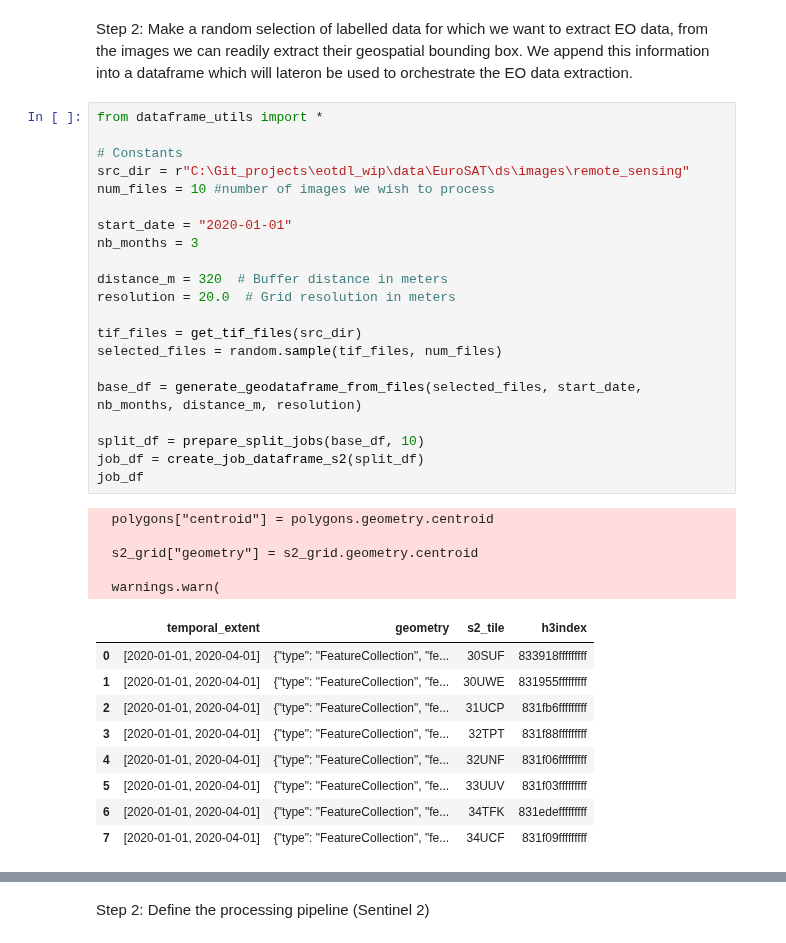
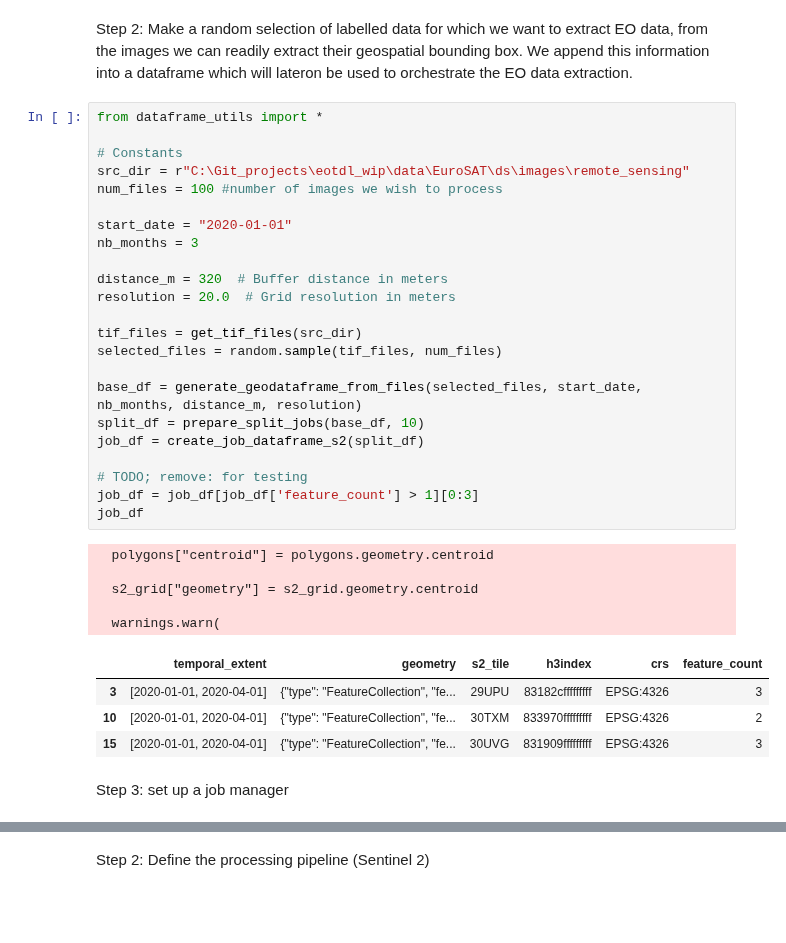
Before and after one commit to earthpulse/eotdl, a Jupyter notebook: tutorials/notebooks/openeo/eotdl_openeo.ipynb, the cells around one changed output, grey strips where cells are left out. Drawn from its saved outputs; the diff is of its cells as text; blank space fills up the shorter version.

Commit message:
use job manager with feature collection

```diff
--- a/tutorials/notebooks/openeo/eotdl_openeo.ipynb
+++ b/tutorials/notebooks/openeo/eotdl_openeo.ipynb
@@ -17,36 +17,35 @@ Step 2: Make a random selection of labelled data for which we want to extract EO
 # %%
 from dataframe_utils import *
 
 # Constants
 src_dir = r"C:\Git_projects\eotdl_wip\data\EuroSAT\ds\images\remote_sensing"
-num_files = 10 #number of images we wish to process
+num_files = 100 #number of images we wish to process
 
 start_date = "2020-01-01"
 nb_months = 3
 
 distance_m = 320  # Buffer distance in meters
 resolution = 20.0  # Grid resolution in meters
 
 tif_files = get_tif_files(src_dir)
 selected_files = random.sample(tif_files, num_files)
 
 base_df = generate_geodataframe_from_files(selected_files, start_date, nb_months, distance_m, resolution)
-
 split_df = prepare_split_jobs(base_df, 10)
 job_df = create_job_dataframe_s2(split_df)
+
+# TODO; remove: for testing
+job_df = job_df[job_df['feature_count'] > 1][0:3]
 job_df
 # %% [output]
   polygons["centroid"] = polygons.geometry.centroid
 
   s2_grid["geometry"] = s2_grid.geometry.centroid
 
   warnings.warn(
-|  | temporal_extent | geometry | s2_tile | h3index |
-| 0 | [2020-01-01, 2020-04-01] | {"type": "FeatureCollection", "fe... | 30SUF | 833918fffffffff |
-| 1 | [2020-01-01, 2020-04-01] | {"type": "FeatureCollection", "fe... | 30UWE | 831955fffffffff |
-| 2 | [2020-01-01, 2020-04-01] | {"type": "FeatureCollection", "fe... | 31UCP | 831fb6fffffffff |
-| 3 | [2020-01-01, 2020-04-01] | {"type": "FeatureCollection", "fe... | 32TPT | 831f88fffffffff |
-| 4 | [2020-01-01, 2020-04-01] | {"type": "FeatureCollection", "fe... | 32UNF | 831f06fffffffff |
-| 5 | [2020-01-01, 2020-04-01] | {"type": "FeatureCollection", "fe... | 33UUV | 831f03fffffffff |
-| 6 | [2020-01-01, 2020-04-01] | {"type": "FeatureCollection", "fe... | 34TFK | 831edefffffffff |
-| 7 | [2020-01-01, 2020-04-01] | {"type": "FeatureCollection", "fe... | 34UCF | 831f09fffffffff |
+|  | temporal_extent | geometry | s2_tile | h3index | crs | feature_count |
+| 3 | [2020-01-01, 2020-04-01] | {"type": "FeatureCollection", "fe... | 29UPU | 83182cfffffffff | EPSG:4326 | 3 |
+| 10 | [2020-01-01, 2020-04-01] | {"type": "FeatureCollection", "fe... | 30TXM | 833970fffffffff | EPSG:4326 | 2 |
+| 15 | [2020-01-01, 2020-04-01] | {"type": "FeatureCollection", "fe... | 30UVG | 831909fffffffff | EPSG:4326 | 3 |
+# %% [markdown]
+Step 3: set up a job manager
```
Also changed, not shown: parts of 9 cells of this notebook, 2 other files.
